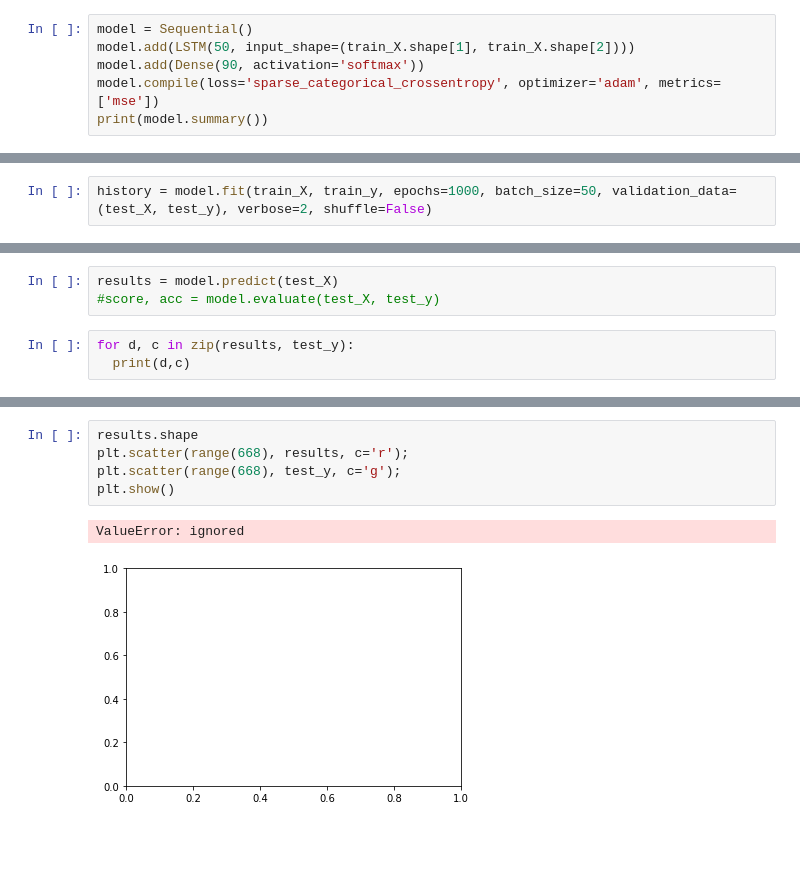
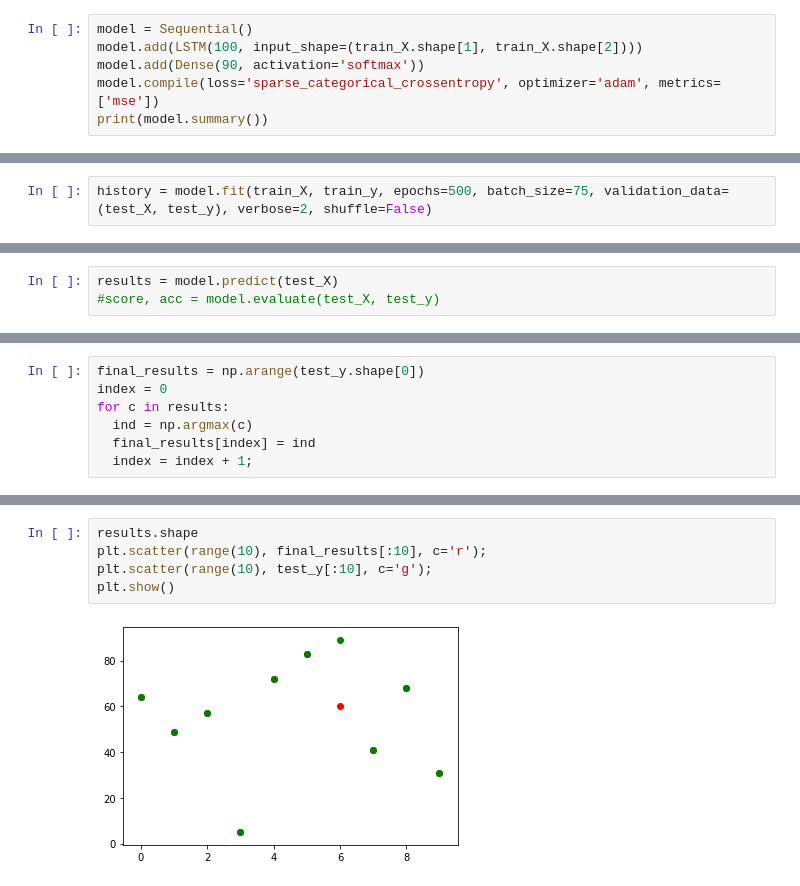
Before and after one commit to priyankachahal/student_research, a Jupyter notebook: ecg_classification.ipynb, the cells around one changed output, grey strips where cells are left out. Saved outputs shown, nothing was run; the diff lists cells and outputs as text; blank space fills up the shorter version.

```diff
--- a/ecg_classification.ipynb
+++ b/ecg_classification.ipynb
@@ -79,7 +79,7 @@ type(train_y.shape)
 tuple
 # %%
 model = Sequential()
-model.add(LSTM(50, input_shape=(train_X.shape[1], train_X.shape[2])))
+model.add(LSTM(100, input_shape=(train_X.shape[1], train_X.shape[2])))
 model.add(Dense(90, activation='softmax'))
 model.compile(loss='sparse_categorical_crossentropy', optimizer='adam', metrics=['mse'])
 print(model.summary())
@@ -98,6 +98,6 @@ Non-trainable params: 0
 _________________________________________________________________
 None
 # %%
-history = model.fit(train_X, train_y, epochs=1000, batch_size=50, validation_data=(test_X, test_y), verbose=2, shuffle=False)
+history = model.fit(train_X, train_y, epochs=500, batch_size=75, validation_data=(test_X, test_y), verbose=2, shuffle=False)
 # %% [output]
 Train on 1500 samples, validate on 668 samples
@@ -120,6 +120,3 @@ Epoch 1000/1000
 # %%
 results = model.predict(test_X)
 #score, acc = model.evaluate(test_X, test_y)
-# %%
-for d, c in zip(results, test_y):
-  print(d,c)
@@ -143,0 +123,7 @@ for d, c in zip(results, test_y):
+# %%
+final_results = np.arange(test_y.shape[0])
+index = 0
+for c in results:
+  ind = np.argmax(c)
+  final_results[index] = ind
+  index = index + 1;
@@ -150,11 +146,10 @@ score: [0.6982446096525221, 2764.053286980726]
 # %%
 results.shape
-plt.scatter(range(668), results, c='r');
-plt.scatter(range(668), test_y, c='g');
+plt.scatter(range(10), final_results[:10], c='r');
+plt.scatter(range(10), test_y[:10], c='g');
 plt.show()
 # %% [output]
-ValueError: ignored
-[figure, old version]
+[figure, new version]
 # %%
 plt.plot(history.history['loss'])
 plt.plot(history.history['val_loss'])
```
Also changed, not shown: parts of 7 cells of this notebook.
